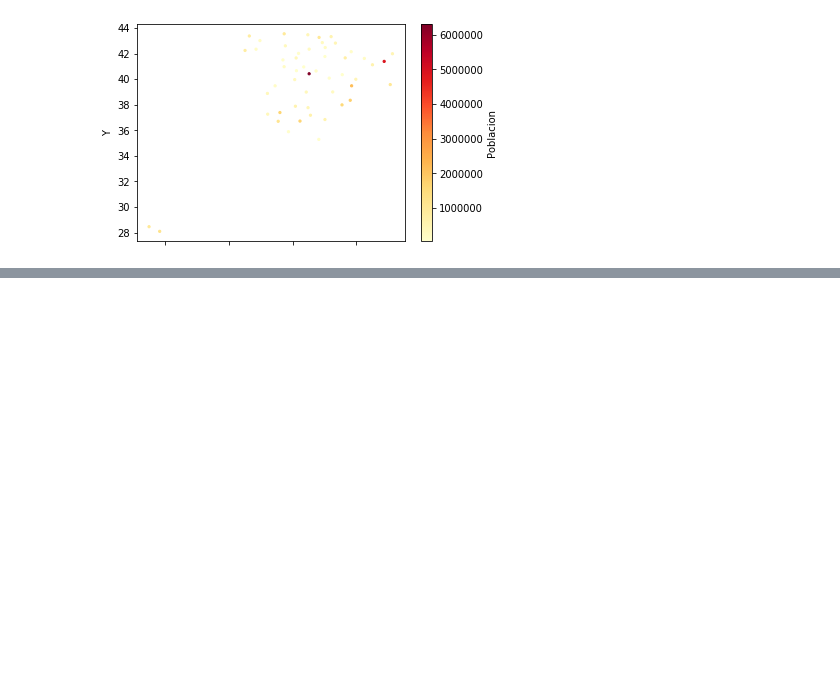
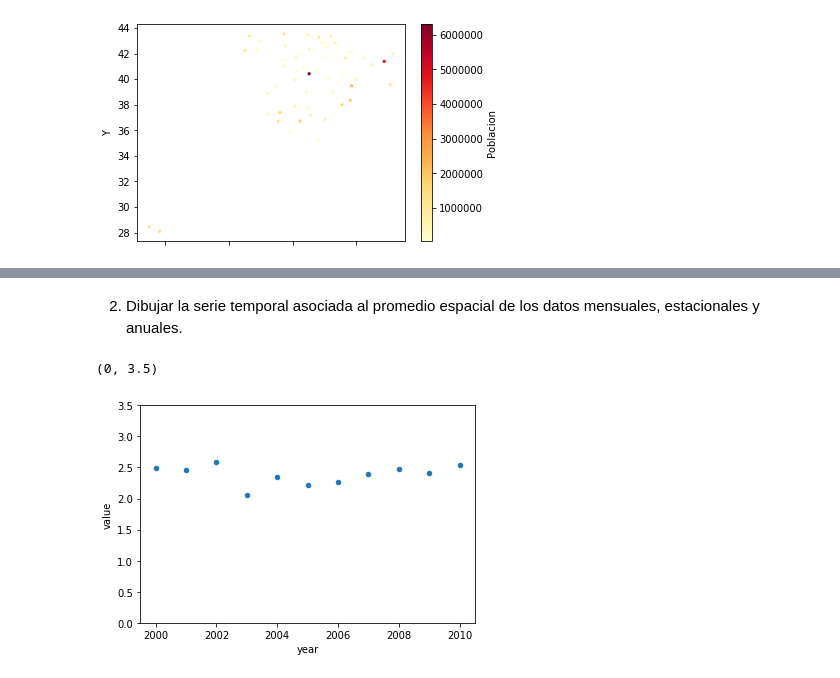
Before and after one commit to NTrevisani/DataScienceMaster, a Jupyter notebook: ModelosDeDatos/Pandas/Tarea/TareaPandas.ipynb, the cells around one changed output, grey strips where cells are left out. Cells and saved outputs as stored; diff of their text form; code cells hidden in the pictures; blank space fills up the shorter version.

```diff
--- a/ModelosDeDatos/Pandas/Tarea/TareaPandas.ipynb
+++ b/ModelosDeDatos/Pandas/Tarea/TareaPandas.ipynb
@@ -194,0 +273,7 @@ See the caveats in the documentation: http://pandas.pydata.org/pandas-docs/stabl
+# %%
+# Quiero la media de la precipitaciones cuando voy a agrupar
+
+# Agrupo por año
+df_prec.groupby('year').mean().to_csv('prec_year.csv')
+df_year = pd.read_csv('prec_year.csv', index_col = 'year')
+df_year.head()
@@ -194,0 +316,13 @@ See the caveats in the documentation: http://pandas.pydata.org/pandas-docs/stabl
+# %% [markdown]
+2) Dibujar la serie temporal asociada al promedio espacial de los datos mensuales, estacionales y anuales.
+# %%
+# Por cada año (mes, estación) hago el promedio de todas las filas y lo dibujo
+
+# Por año
+frame = {'year': df_year.mean(axis=1).index, 'value': df_year.mean(axis=1).values }
+df_plot = pd.DataFrame(frame)
+my_plot = df_plot.plot.scatter(x='year', y = 'value')
+my_plot.set_ylim([0,3.5])
+# %% [output]
+(0, 3.5)
+[figure, added]
```
Also changed, not shown: parts of 27 cells of this notebook, 2 other files.
